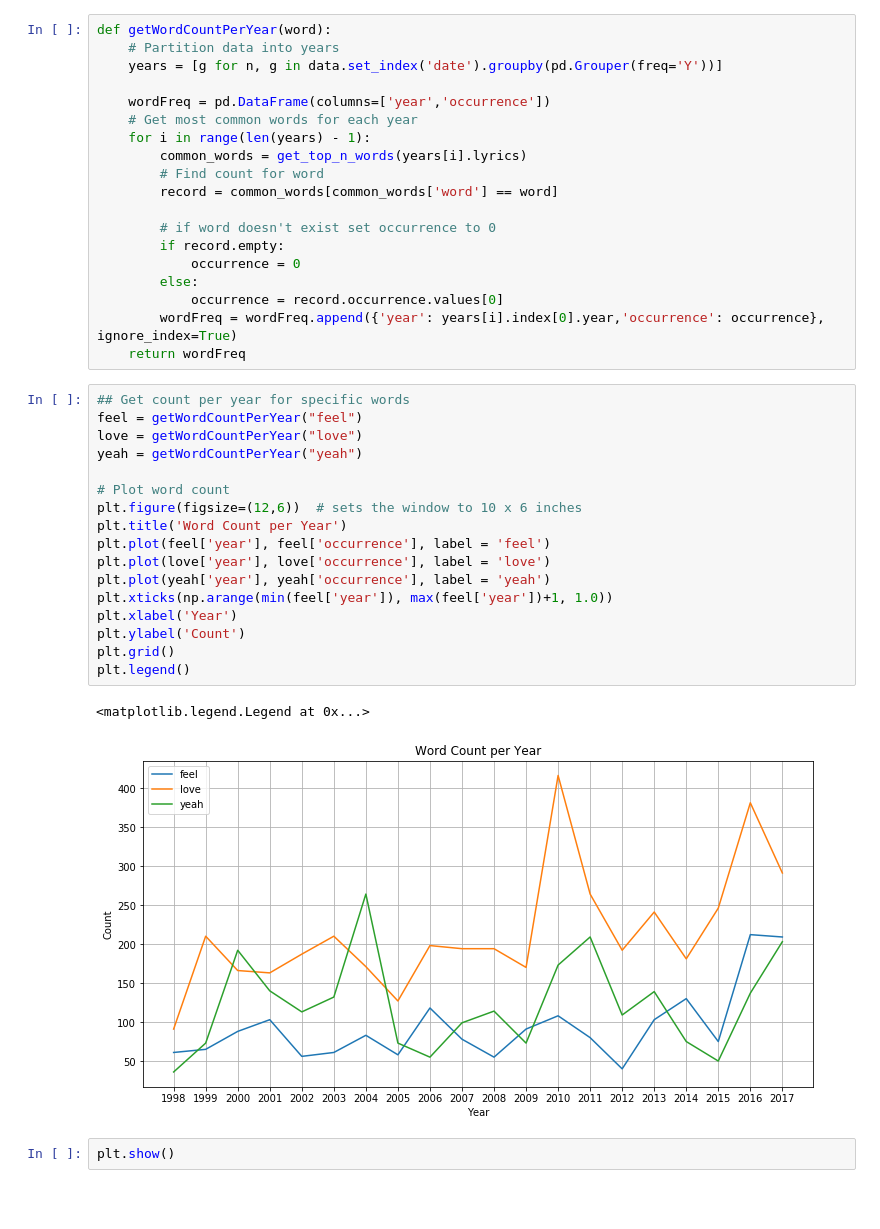
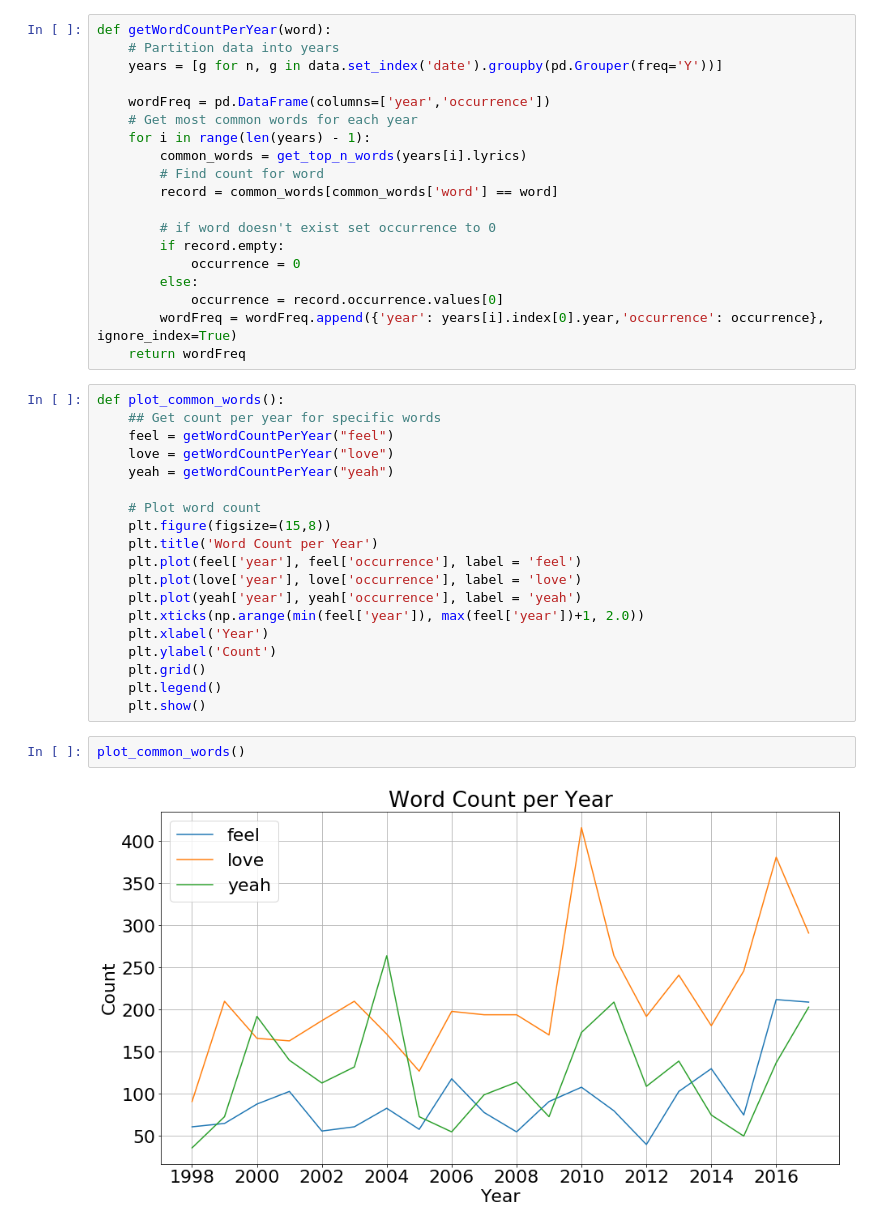
Before and after one commit to widmerin/LyricsAnalyzer, a Jupyter notebook: DataStorySlides.ipynb, the cells around one changed output. Cells and saved outputs as stored; diff of their text form; blank space fills up the shorter version.

```diff
--- a/DataStorySlides.ipynb
+++ b/DataStorySlides.ipynb
@@ -108,27 +110,28 @@ def getWordCountPerYear(word):
         wordFreq = wordFreq.append({'year': years[i].index[0].year,'occurrence': occurrence}, ignore_index=True)
     return wordFreq
 # %%
-## Get count per year for specific words
-feel = getWordCountPerYear("feel")
-love = getWordCountPerYear("love")
-yeah = getWordCountPerYear("yeah")
+def plot_common_words():
+    ## Get count per year for specific words
+    feel = getWordCountPerYear("feel")
+    love = getWordCountPerYear("love")
+    yeah = getWordCountPerYear("yeah")
 
-# Plot word count
-plt.figure(figsize=(12,6))  # sets the window to 10 x 6 inches
-plt.title('Word Count per Year')
-plt.plot(feel['year'], feel['occurrence'], label = 'feel')
-plt.plot(love['year'], love['occurrence'], label = 'love')
-plt.plot(yeah['year'], yeah['occurrence'], label = 'yeah')
-plt.xticks(np.arange(min(feel['year']), max(feel['year'])+1, 1.0))
-plt.xlabel('Year')
-plt.ylabel('Count')
-plt.grid()
-plt.legend()
+    # Plot word count
+    plt.figure(figsize=(15,8))
+    plt.title('Word Count per Year')
+    plt.plot(feel['year'], feel['occurrence'], label = 'feel')
+    plt.plot(love['year'], love['occurrence'], label = 'love')
+    plt.plot(yeah['year'], yeah['occurrence'], label = 'yeah')
+    plt.xticks(np.arange(min(feel['year']), max(feel['year'])+1, 2.0))
+    plt.xlabel('Year')
+    plt.ylabel('Count')
+    plt.grid()
+    plt.legend()
+    plt.show()
-# %% [output]
-<matplotlib.legend.Legend at 0x...>
-[figure, removed]
-# %%
-plt.show()
+# %%
+plot_common_words()
+# %% [output]
+[figure, added]
 # %%
 from wordcloud import WordCloud, STOPWORDS, ImageColorGenerator
 
```
Also changed, not shown: parts of 11 cells of this notebook.
